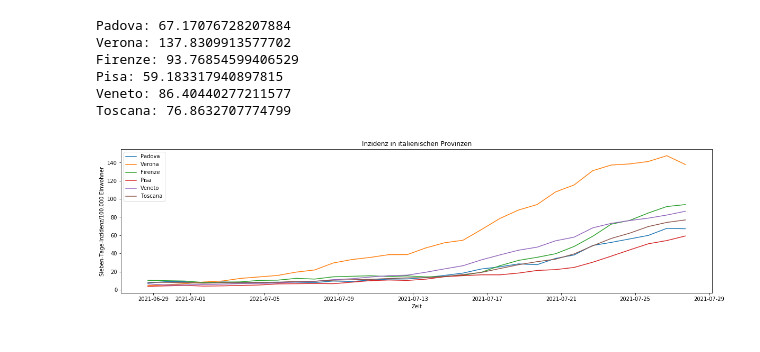
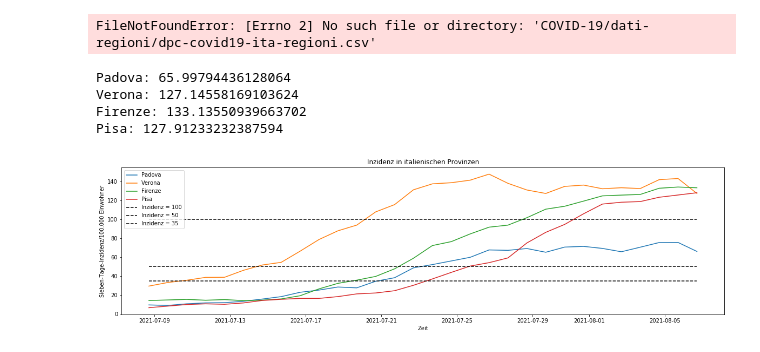
Before and after one commit to RubenHaag/italy_covid_map, a Jupyter notebook: graph/makeGraph.ipynb, the cells around one changed output. Saved outputs shown, nothing was run; the diff lists cells and outputs as text; code cells hidden in the pictures.

```diff
--- a/graph/makeGraph.ipynb
+++ b/graph/makeGraph.ipynb
@@ -14,5 +22,5 @@ os.system(f"(cd {folder} && git pull)")
 # %%
-path = "COVID-19/dati-province/dpc-covid19-ita-province.csv"
+path = "dpc-covid19-ita-province.csv"
 names = ["Padova", "Verona", "Firenze", "Pisa"]
 inhabitants = {"Padova": 937908, "Verona": 926497, "Veneto":4906*10**3, "Firenze": 1.011*10**6, "Pisa":419037, "Toscana": 3.73*10**6}
 # %%
@@ -37,6 +45,8 @@ for name in names:
             if name in row:
                 values.append([row[0], int(row[17])])
     local[name] = values
+# %% [output]
+FileNotFoundError: [Errno 2] No such file or directory: 'COVID-19/dati-regioni/dpc-covid19-ita-regioni.csv'
 # %%
 
 def nDayInzidenz(local, days, dateTimeFormat='%Y-%m-%dT%H:%M:%S'):
@@ -60,30 +70,28 @@ def hline(value, date):
 # %%
 start = -30
 
 
 plt.figure(figsize=(20, 5))
 #plt.plot(*hline(10, date[start:]), '-.k', label="Inzidenz = 10")
 
 
 for name in data:
 
     date, values = data[name]
 
     plt.plot_date(date[start:], values[start:], '-', label=name)
     print(f"{name}: {values[-1]}")
-#plt.plot(*hline(100, date[start:]), '-', label="Inzidenz = 100")
-#plt.plot(*hline(50, date[start:]), '-', label="Inzidenz = 50")
-#plt.plot(*hline(35, date[start:]), '-', label="Inzidenz = 35")
+plt.plot(*hline(100, date[start:]), '--k', label="Inzidenz = 100")
+plt.plot(*hline(50, date[start:]), '--k', label="Inzidenz = 50")
+plt.plot(*hline(35, date[start:]), '--k', label="Inzidenz = 35")
 plt.xlabel("Zeit")
 plt.ylabel("Sieben-Tage-Inzidenz/100.000 Einwohner")
 plt.legend()
 plt.title("Inzidenz in italienischen Provinzen")
-plt.savefig("../../Downloads/inzidenzPD.png")
+plt.savefig("../../../Downloads/inzidenzPD.png")
 # %% [output]
-Padova: 67.17076728207884
-Verona: 137.8309913577702
-Firenze: 93.76854599406529
-Pisa: 59.183317940897815
-Veneto: 86.40440277211577
-Toscana: 76.8632707774799
+Padova: 65.99794436128064
+Verona: 127.14558169103624
+Firenze: 133.13550939663702
+Pisa: 127.91233232387594
-[figure, old version]
+[figure, new version]
```
Also changed, not shown: parts of 3 cells of this notebook, 3 other files.
